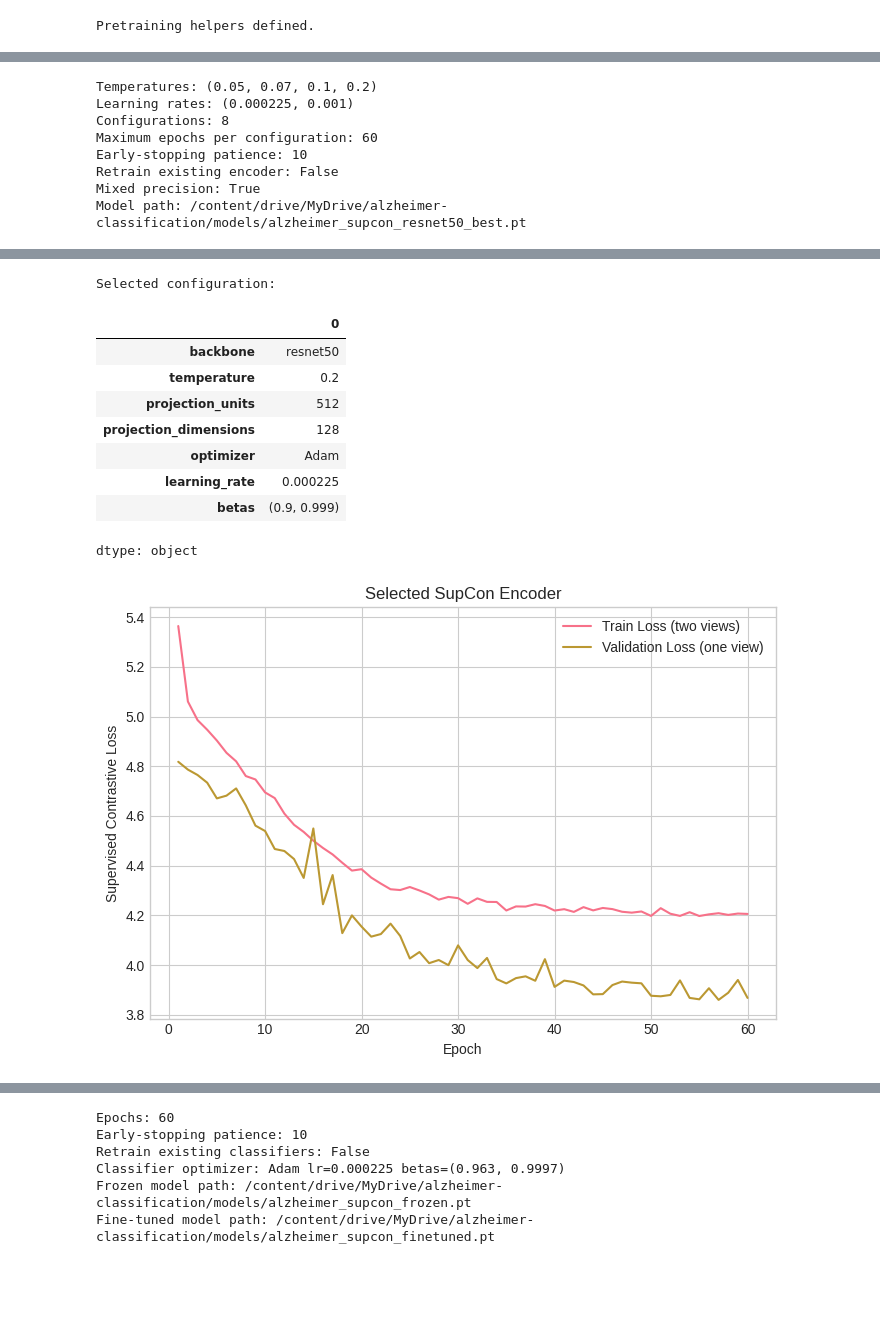
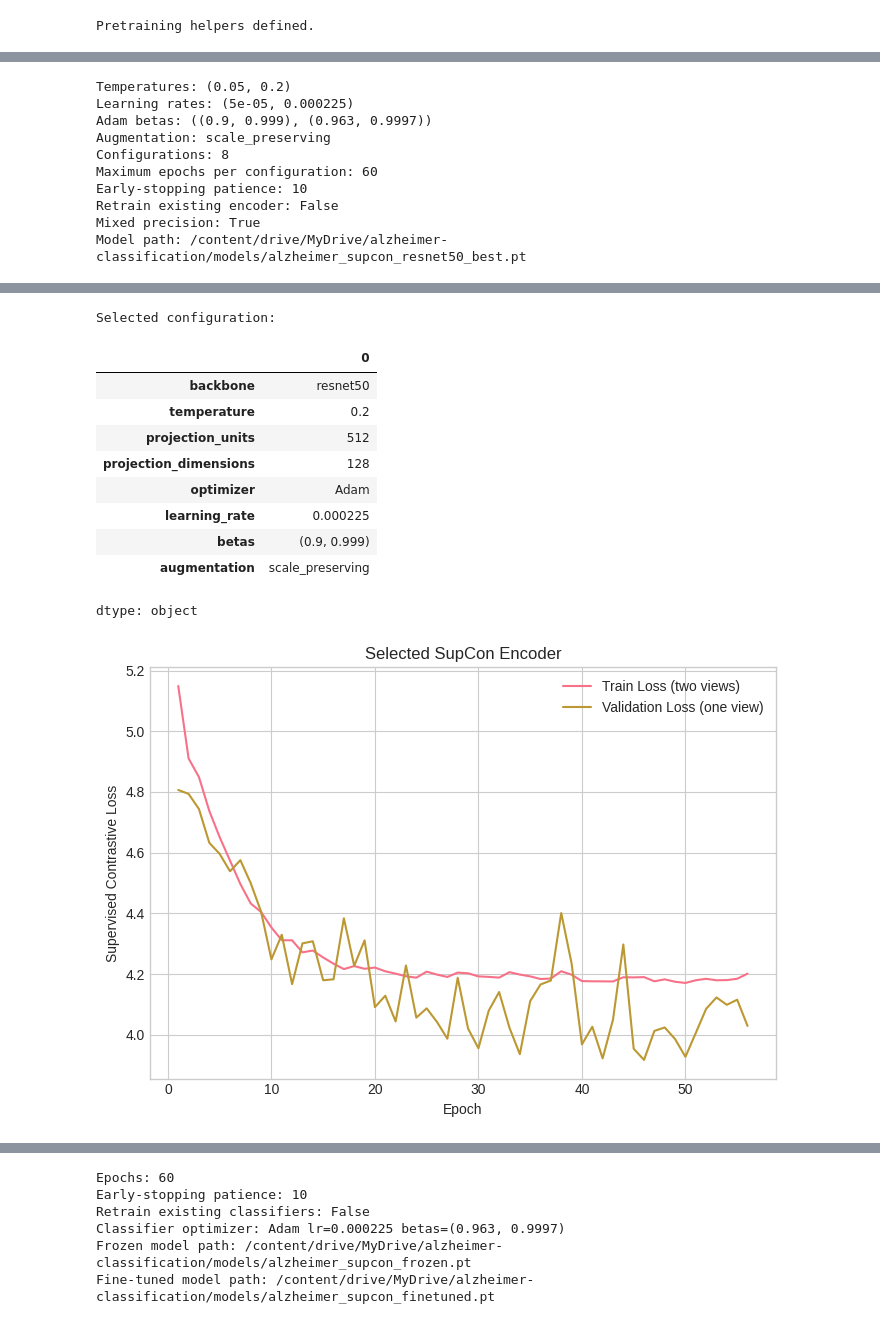
Before and after one commit to VladetaV/Deep-Learning-For-Human-Body-Marker-Augmentation, a Jupyter notebook: alzheimer_classification.ipynb, the cells around one changed output, grey strips where cells are left out. Drawn from its saved outputs; the diff is of its cells as text; code cells hidden in the pictures; blank space fills up the shorter version.

```diff
--- a/alzheimer_classification.ipynb
+++ b/alzheimer_classification.ipynb
@@ -1590,17 +1592,18 @@ class ContrastiveMRIDataset(Dataset):
 
 contrastive_transform = transforms.Compose([
     transforms.Grayscale(num_output_channels=1),
-    transforms.RandomResizedCrop(128, scale=(0.6, 1.0)),
     transforms.RandomHorizontalFlip(p=0.5),
+    transforms.RandomAffine(
+        degrees=15,
+        translate=(0.06, 0.06),
+        scale=None,
+        interpolation=transforms.InterpolationMode.BILINEAR,
+        fill=0,
+    ),
     transforms.RandomApply(
-        [transforms.ColorJitter(brightness=0.4, contrast=0.4)],
+        [transforms.ColorJitter(brightness=0.25, contrast=0.25)],
         p=0.8
     ),
-    transforms.RandomApply(
-        [transforms.GaussianBlur(kernel_size=9, sigma=(0.1, 2.0))],
-        p=0.5
-    ),
-    transforms.RandomRotation(degrees=10),
     transforms.ToTensor(),
     transforms.Normalize((TRAIN_MEAN,), (TRAIN_STD,)),
 ])
@@ -1921,18 +1924,22 @@ Trials are selected by validation macro F1 from that linear probe, with the prob
 # %%
-CONTRASTIVE_TEMPERATURES = (0.05, 0.07, 0.1, 0.2)
-CONTRASTIVE_LEARNING_RATES = (2.25e-4, 1e-3)
+CONTRASTIVE_TEMPERATURES = (0.05, 0.2)
+CONTRASTIVE_LEARNING_RATES = (5e-5, 2.25e-4)
+CONTRASTIVE_BETAS = ((0.9, 0.999), (0.963, 0.9997))
+CONTRASTIVE_AUGMENTATION = 'scale_preserving'
 CONTRASTIVE_SEARCH_CONFIGS = []
-for learning_rate in CONTRASTIVE_LEARNING_RATES:
-    for temperature in CONTRASTIVE_TEMPERATURES:
-        CONTRASTIVE_SEARCH_CONFIGS.append({
-            'backbone': 'resnet50',
-            'temperature': temperature,
-            'projection_units': CONTRASTIVE_PROJECTION_UNITS,
-            'projection_dimensions': CONTRASTIVE_PROJECTION_DIMENSIONS,
-            'optimizer': 'Adam',
-            'learning_rate': learning_rate,
-            'betas': (0.9, 0.999),
-        })
+for betas in CONTRASTIVE_BETAS:
+    for learning_rate in CONTRASTIVE_LEARNING_RATES:
+        for temperature in CONTRASTIVE_TEMPERATURES:
+            CONTRASTIVE_SEARCH_CONFIGS.append({
+                'backbone': 'resnet50',
+                'temperature': temperature,
+                'projection_units': CONTRASTIVE_PROJECTION_UNITS,
+                'projection_dimensions': CONTRASTIVE_PROJECTION_DIMENSIONS,
+                'optimizer': 'Adam',
+                'learning_rate': learning_rate,
+                'betas': betas,
+                'augmentation': CONTRASTIVE_AUGMENTATION,
+            })
 
 CONTRASTIVE_SEARCH_EPOCHS = 60
 CONTRASTIVE_SEARCH_PATIENCE = 10
@@ -1958,6 +1965,8 @@ else:
 
 print(f'Temperatures: {CONTRASTIVE_TEMPERATURES}')
 print(f'Learning rates: {CONTRASTIVE_LEARNING_RATES}')
+print(f'Adam betas: {CONTRASTIVE_BETAS}')
+print(f'Augmentation: {CONTRASTIVE_AUGMENTATION}')
 print(f'Configurations: {len(CONTRASTIVE_SEARCH_CONFIGS)}')
 print(f'Maximum epochs per configuration: {CONTRASTIVE_SEARCH_EPOCHS}')
 print(f'Early-stopping patience: {CONTRASTIVE_SEARCH_PATIENCE}')
@@ -1965,8 +1974,10 @@ print(f'Retrain existing encoder: {RETRAIN_CONTRASTIVE}')
 print(f'Mixed precision: {USE_AMP}')
 print(f'Model path: {CONTRASTIVE_MODEL_PATH.resolve()}')
 # %% [output]
-Temperatures: (0.05, 0.07, 0.1, 0.2)
-Learning rates: (0.000225, 0.001)
+Temperatures: (0.05, 0.2)
+Learning rates: (5e-05, 0.000225)
+Adam betas: ((0.9, 0.999), (0.963, 0.9997))
+Augmentation: scale_preserving
 Configurations: 8
 Maximum epochs per configuration: 60
 Early-stopping patience: 10
@@ -2031,7 +2042,9 @@ def train_linear_probe(
 
     classifier.eval()
     with torch.no_grad():
-        predicted_labels = classifier(val_features).argmax(dim=1).cpu().tolist()
+        validation_logits = classifier(val_features)
+        validation_loss = probe_criterion(validation_logits, val_targets).item()
+        predicted_labels = validation_logits.argmax(dim=1).cpu().tolist()
     true_labels = val_targets.cpu().tolist()
 
     _, _, macro_f1, _ = precision_recall_fscore_support(
@@ -2045,6 +2058,7 @@ def train_linear_probe(
         'accuracy': accuracy_score(true_labels, predicted_labels),
         'macro_f1': macro_f1,
         'train_loss': loss.item(),
+        'val_loss': validation_loss,
     }
 # %%
 if CONTRASTIVE_MODEL_PATH.exists() and not RETRAIN_CONTRASTIVE:
@@ -2154,14 +2168,16 @@ else:
             'Temperature': config['temperature'],
             'Batch Size': contrastive_train_loader.batch_size,
             'Learning Rate': config['learning_rate'],
+            'Betas': config['betas'],
             'Best Epoch': selection['best_epoch'],
             'Validation Contrastive Loss': selection['val_loss'],
             'Probe Macro F1': probe['macro_f1'],
+            'Probe Validation Loss': probe['val_loss'],
             'Probe Accuracy': probe['accuracy'],
             'Training Seconds': training_seconds,
         })
 
-        trial_score = (probe['macro_f1'], probe['accuracy'])
+        trial_score = (probe['macro_f1'], -probe['val_loss'])
         if trial_score > best_search_score:
             best_search_score = trial_score
             best_encoder_state = state_dict_to_cpu(trial_encoder)
@@ -2193,8 +2209,8 @@ else:
             torch.cuda.empty_cache()
 
     contrastive_search_results = pd.DataFrame(search_rows).sort_values(
-        ['Probe Macro F1', 'Probe Accuracy'],
-        ascending=[False, False],
+        ['Probe Macro F1', 'Probe Validation Loss'],
+        ascending=[False, True],
     ).reset_index(drop=True)
 
     best_encoder = AlzheimerContrastiveEncoder(
@@ -2216,6 +2232,8 @@ else:
         'random_state': RANDOM_STATE,
         'data_split': 'original_kaggle_test',
         'selection_metric': 'validation_linear_probe_macro_f1',
+        'selection_tiebreak': 'validation_linear_probe_loss',
+        'augmentation': CONTRASTIVE_AUGMENTATION,
         'imagenet_pretrained': True,
         'input_channels': 1,
         'input_size': (128, 128),
@@ -2247,14 +2280,15 @@ Loaded selected encoder from /content/drive/MyDrive/alzheimer-classification/mod
 Selected configuration:
 |  | 0 |
 | backbone | resnet50 |
 | temperature | 0.2 |
 | projection_units | 512 |
 | projection_dimensions | 128 |
 | optimizer | Adam |
 | learning_rate | 0.000225 |
 | betas | (0.9, 0.999) |
+| augmentation | scale_preserving |
 dtype: object
-[figure, old version]
+[figure, new version]
 # %% [markdown]
 ## 19. Classification from the Contrastive Encoder
 
```
Also changed, not shown: parts of 16 cells of this notebook, 1 other file.
